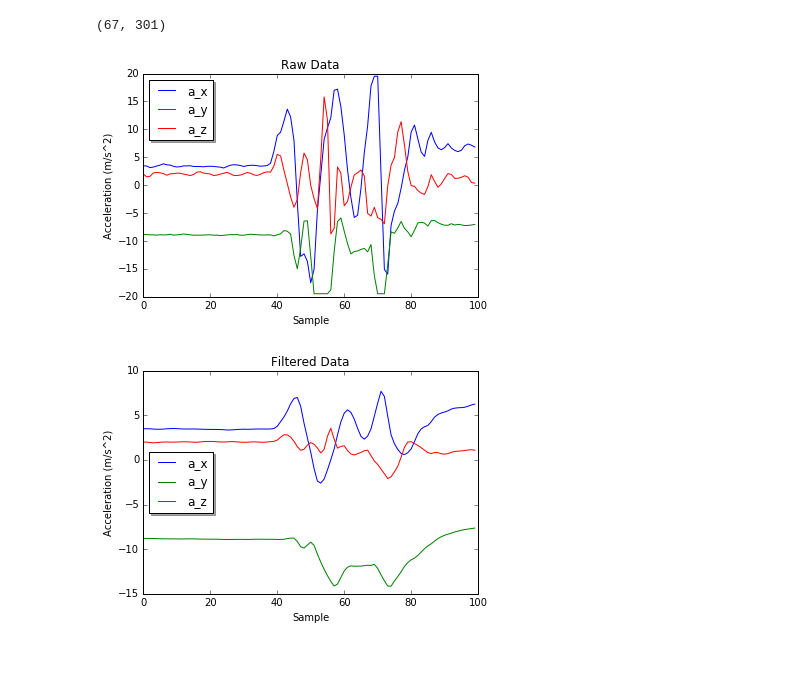
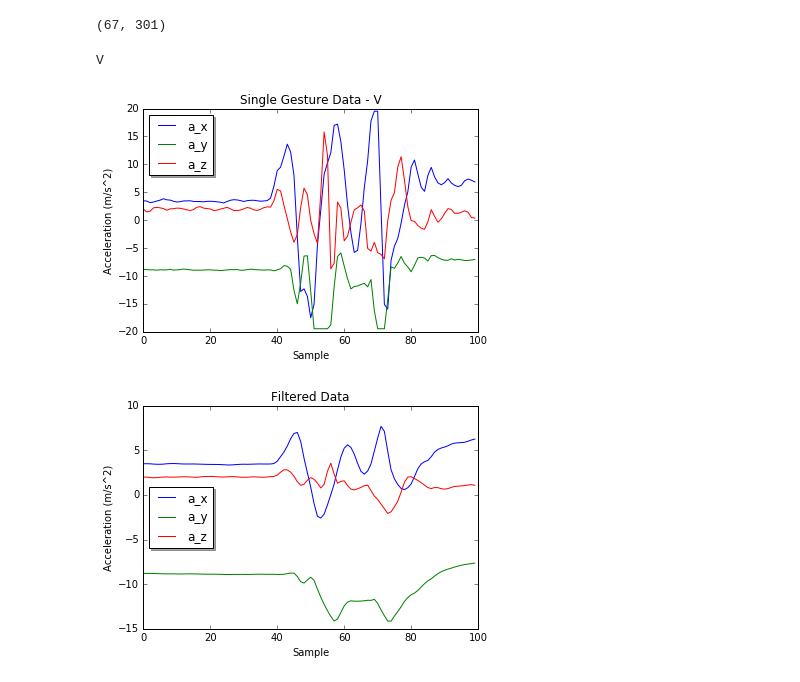
Before and after one commit to dkanarek12/metis_work, a Jupyter notebook: projects/05-Kojak/05-Kojak.ipynb, the cells around one changed output. Drawn from its saved outputs; the diff is of its cells as text; code cells hidden in the pictures.

```diff
--- a/projects/05-Kojak/05-Kojak.ipynb
+++ b/projects/05-Kojak/05-Kojak.ipynb
@@ -332,10 +339,12 @@ FFT_Data = add_fft(Trunc_Filt_Data,40)
 # %%
 Trunc_Filt_FFT_Data = np.append(Trunc_Filt_Data[:,:-1],FFT_Data,axis=1)
 # %%
+print Data[52,-1]
 g = 52
-plot_gesture(Data,g,title = 'Raw Data')
+plot_gesture(Data,g,title = 'Single Gesture Data - V')
 # %% [output]
+V
-[figure, old version]
+[figure, new version]
 # %%
 plot_gesture(Filtered_Data,g,title = 'Filtered Data')
 # %% [output]
```
Also changed, not shown: parts of 11 cells of this notebook, 23 other files.
